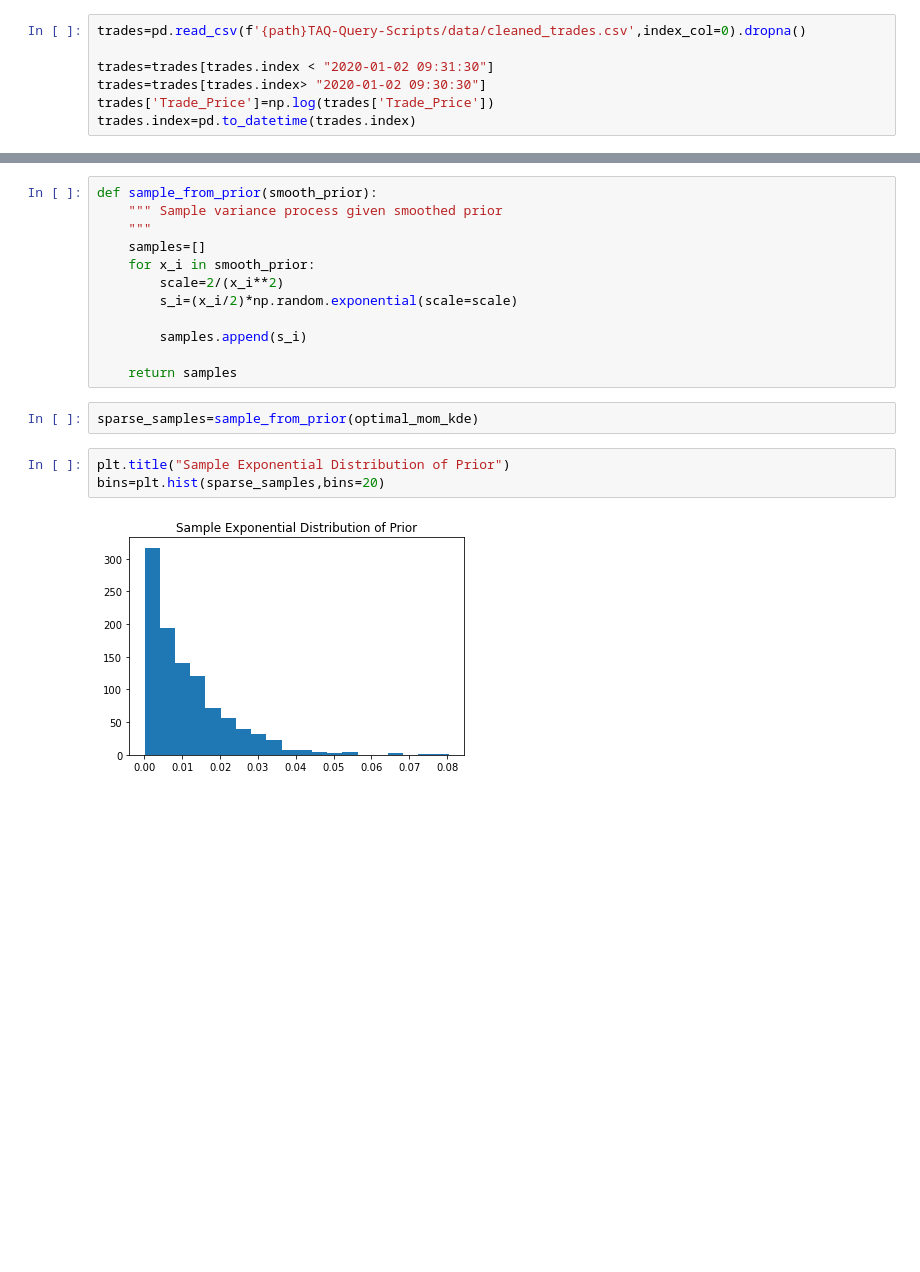
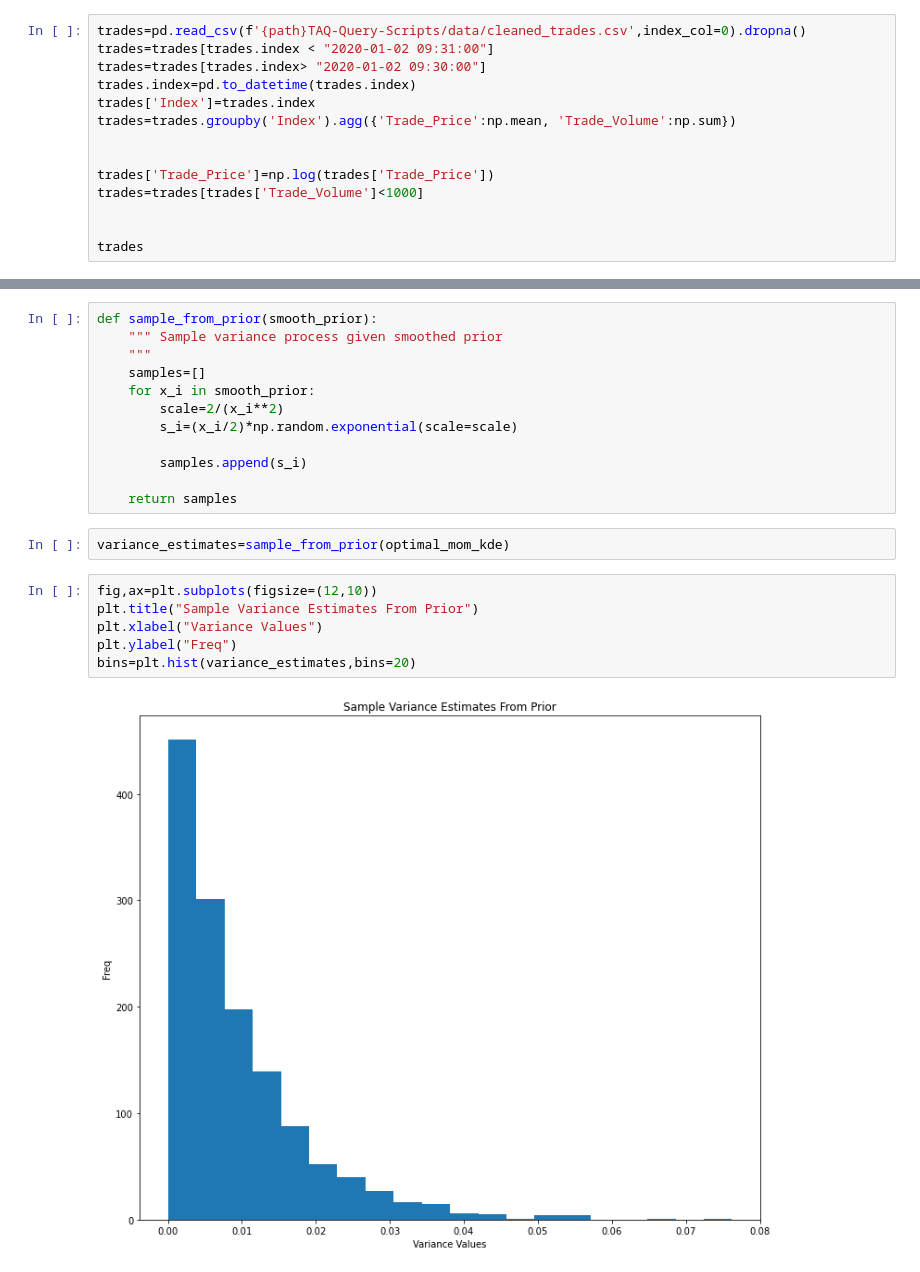
Before and after one commit to jasonbohne123/Adaptive_Signal_Estimation, a Jupyter notebook: Lasso_CPD/Simulations.ipynb, the cells around one changed output, grey strips where cells are left out. Cells and saved outputs as stored; diff of their text form; blank space fills up the shorter version.

```diff
--- a/Lasso_CPD/Simulations.ipynb
+++ b/Lasso_CPD/Simulations.ipynb
@@ -21,7 +31,14 @@ from adaptive_tf_ir import l1tf_adaptive_ir, Dmat
 # %%
 trades=pd.read_csv(f'{path}TAQ-Query-Scripts/data/cleaned_trades.csv',index_col=0).dropna()
+trades=trades[trades.index < "2020-01-02 09:31:00"]
+trades=trades[trades.index> "2020-01-02 09:30:00"]
+trades.index=pd.to_datetime(trades.index)
+trades['Index']=trades.index
+trades=trades.groupby('Index').agg({'Trade_Price':np.mean, 'Trade_Volume':np.sum})
 
-trades=trades[trades.index < "2020-01-02 09:31:30"]
-trades=trades[trades.index> "2020-01-02 09:30:30"]
+
 trades['Trade_Price']=np.log(trades['Trade_Price'])
-trades.index=pd.to_datetime(trades.index)
+trades=trades[trades['Trade_Volume']<1000]
+
+
+trades
@@ -101,10 +141,13 @@ def sample_from_prior(smooth_prior):
 
     return samples
 # %%
-sparse_samples=sample_from_prior(optimal_mom_kde)
+variance_estimates=sample_from_prior(optimal_mom_kde)
 # %%
-plt.title("Sample Exponential Distribution of Prior")
-bins=plt.hist(sparse_samples,bins=20)
+fig,ax=plt.subplots(figsize=(12,10))
+plt.title("Sample Variance Estimates From Prior")
+plt.xlabel("Variance Values")
+plt.ylabel("Freq")
+bins=plt.hist(variance_estimates,bins=20)
 # %% [output]
-[figure, old version]
+[figure, new version]
 # %% [markdown]
```
Also changed, not shown: parts of 38 cells of this notebook, 2 other files.
